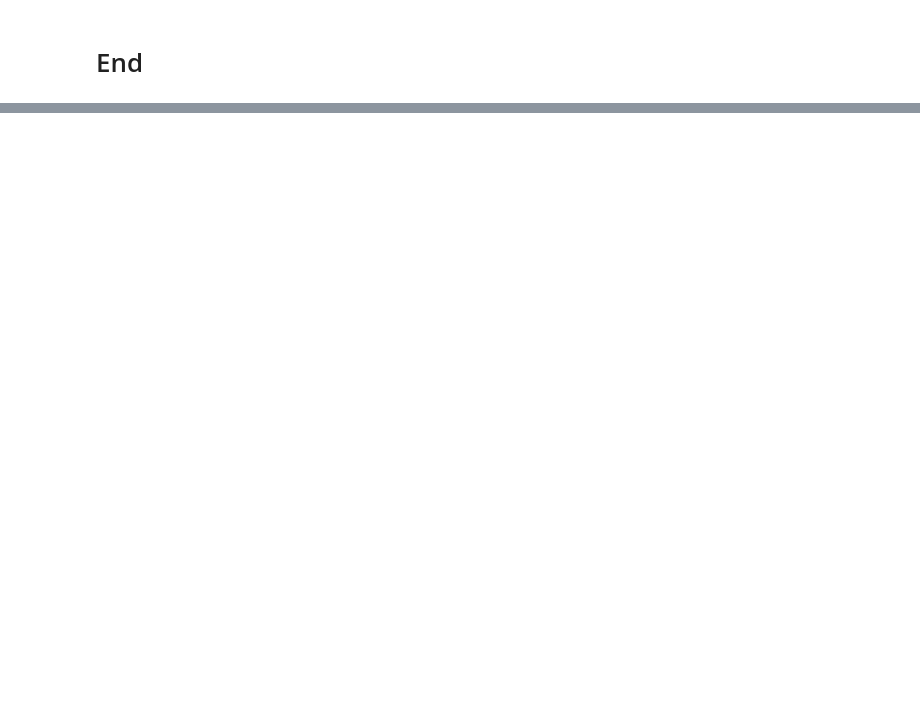
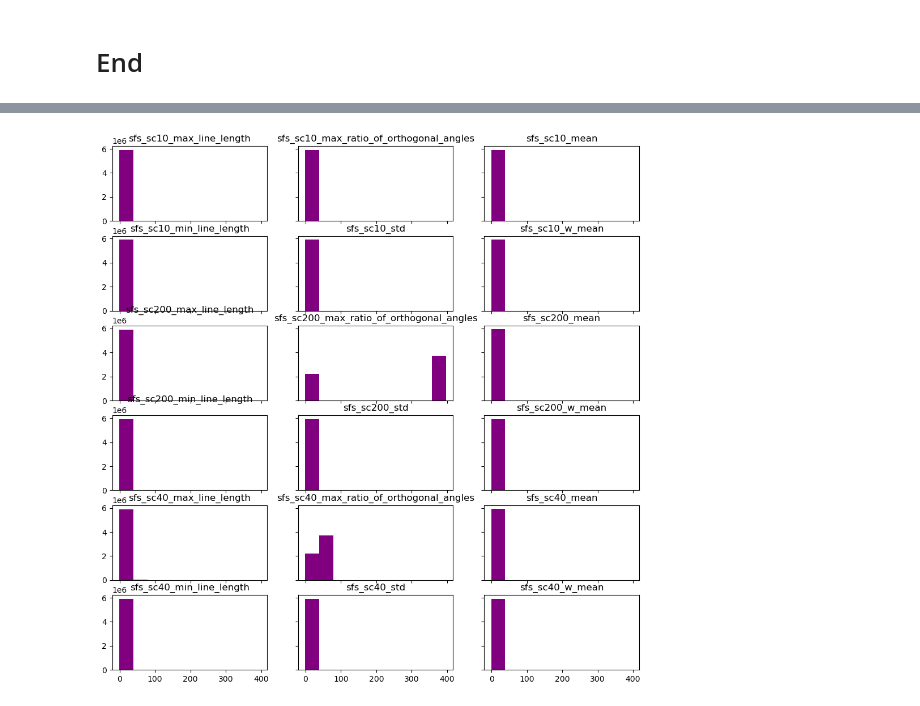
Before and after one commit to maxwellowusu/Grassland_Mongolia, a Jupyter notebook: mgl_ml_unscaled.ipynb, the cells around one changed output, grey strips where cells are left out. Saved outputs shown, nothing was run; the diff lists cells and outputs as text; code cells hidden in the pictures; blank space fills up the shorter version.

```diff
--- a/mgl_ml_unscaled.ipynb
+++ b/mgl_ml_unscaled.ipynb
@@ -740,0 +812,5 @@ plt.show()
+# %%
+# PATH= 'D:/mongolia/mongolia_ml_model/output/data_output/mgl_spfea.vrt'
+# Load data to VRT for processing
+files = sorted(glob(f'{FPATH}/sfs/*.tif'))
+array_stack, meta_data = es.stack(files)
@@ -740,0 +837,16 @@ plt.show()
+# %%
+# Create the list of titles for each band. The titles and colors listed
+# in this example reflect the order and wavelengths of the Landsat 8 bands
+bandname = []
+for file in files:
+    head, tail = os.path.split(file)
+    col_names=tail[:-4]
+    bandname.append(col_names)
+titles = bandname
+
+# Plot the histograms with the color and title lists you just created
+# sphinx_gallery_thumbnail_number = 1
+ep.hist(array_stack, title=titles, bins=10, cols=3)
+plt.show()
+# %% [output]
+[figure, added]
```
Also changed, not shown: parts of 16 cells of this notebook, 1 other file.
